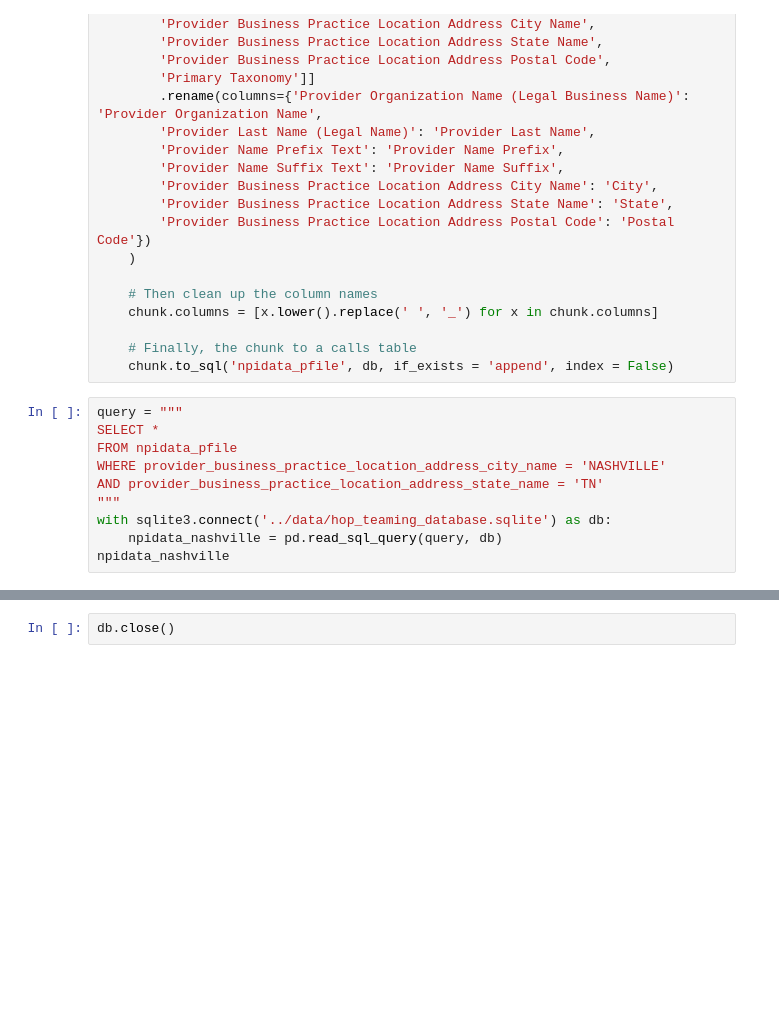
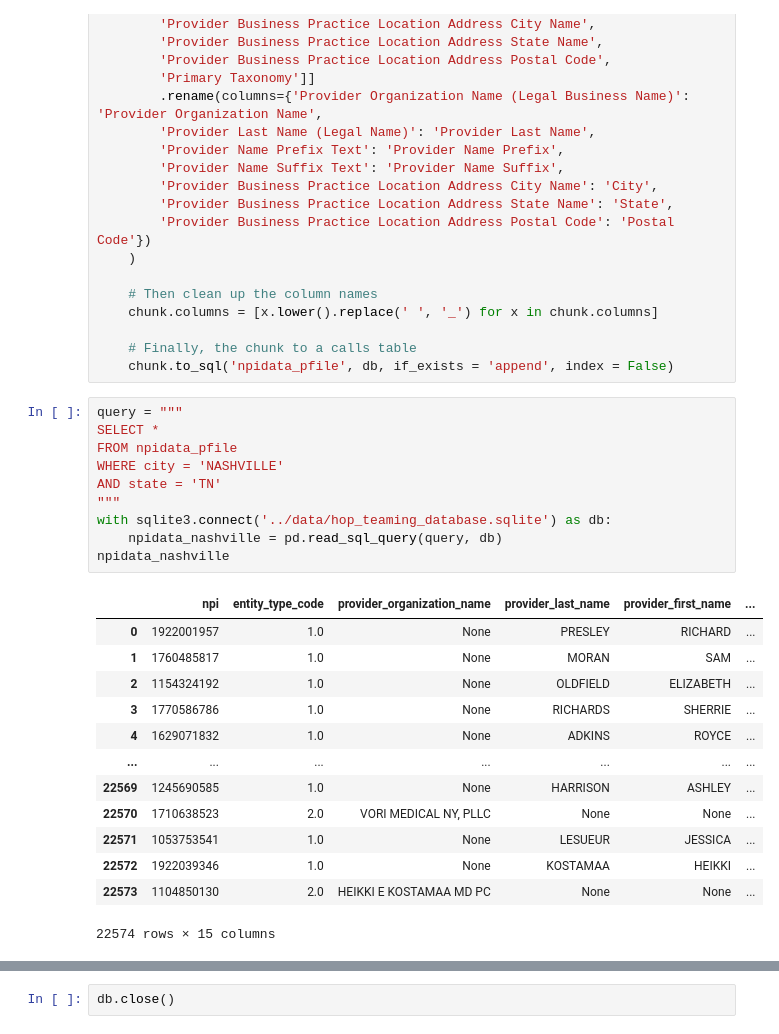
Before and after one commit to nss-data-science-cohort-6/hop_team-the-hindenburgs, a Jupyter notebook: notebooks/hop_team.ipynb, the cells around one changed output, grey strips where cells are left out. Saved outputs shown, nothing was run; the diff lists cells and outputs as text; blank space fills up the shorter version.

```diff
--- a/notebooks/hop_team.ipynb
+++ b/notebooks/hop_team.ipynb
@@ -83,12 +113,26 @@ for chunk in tqdm(pd.read_csv('../data/npidata_pfile_20050523-20230212.csv', chu
 # %%
 query = """
 SELECT *
 FROM npidata_pfile
-WHERE provider_business_practice_location_address_city_name = 'NASHVILLE'
-AND provider_business_practice_location_address_state_name = 'TN'
+WHERE city = 'NASHVILLE'
+AND state = 'TN'
 """
 with sqlite3.connect('../data/hop_teaming_database.sqlite') as db:
     npidata_nashville = pd.read_sql_query(query, db)
 npidata_nashville
+# %% [output]
+|  | npi | entity_type_code | provider_organization_name | provider_last_name | provider_first_name | ... |
+| 0 | 1922001957 | 1.0 | None | PRESLEY | RICHARD | ... |
+| 1 | 1760485817 | 1.0 | None | MORAN | SAM | ... |
+| 2 | 1154324192 | 1.0 | None | OLDFIELD | ELIZABETH | ... |
+| 3 | 1770586786 | 1.0 | None | RICHARDS | SHERRIE | ... |
+| 4 | 1629071832 | 1.0 | None | ADKINS | ROYCE | ... |
+| ... | ... | ... | ... | ... | ... | ... |
+| 22569 | 1245690585 | 1.0 | None | HARRISON | ASHLEY | ... |
+| 22570 | 1710638523 | 2.0 | VORI MEDICAL NY, PLLC | None | None | ... |
+| 22571 | 1053753541 | 1.0 | None | LESUEUR | JESSICA | ... |
+| 22572 | 1922039346 | 1.0 | None | KOSTAMAA | HEIKKI | ... |
+| 22573 | 1104850130 | 2.0 | HEIKKI E KOSTAMAA MD PC | None | None | ... |
+22574 rows × 15 columns
 # %%
 db.execute('CREATE INDEX npi ON npidata_pfile(npi)')
```
Also changed, not shown: parts of 7 cells of this notebook.
